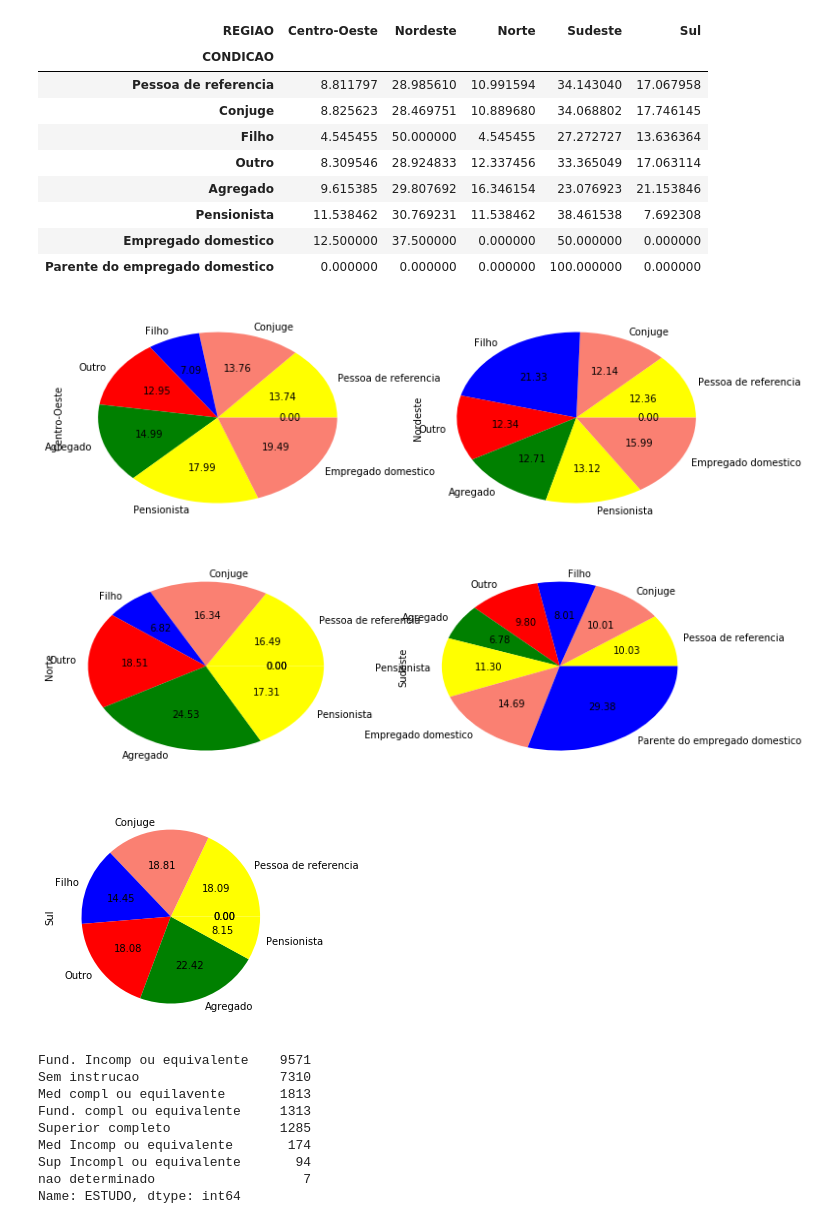
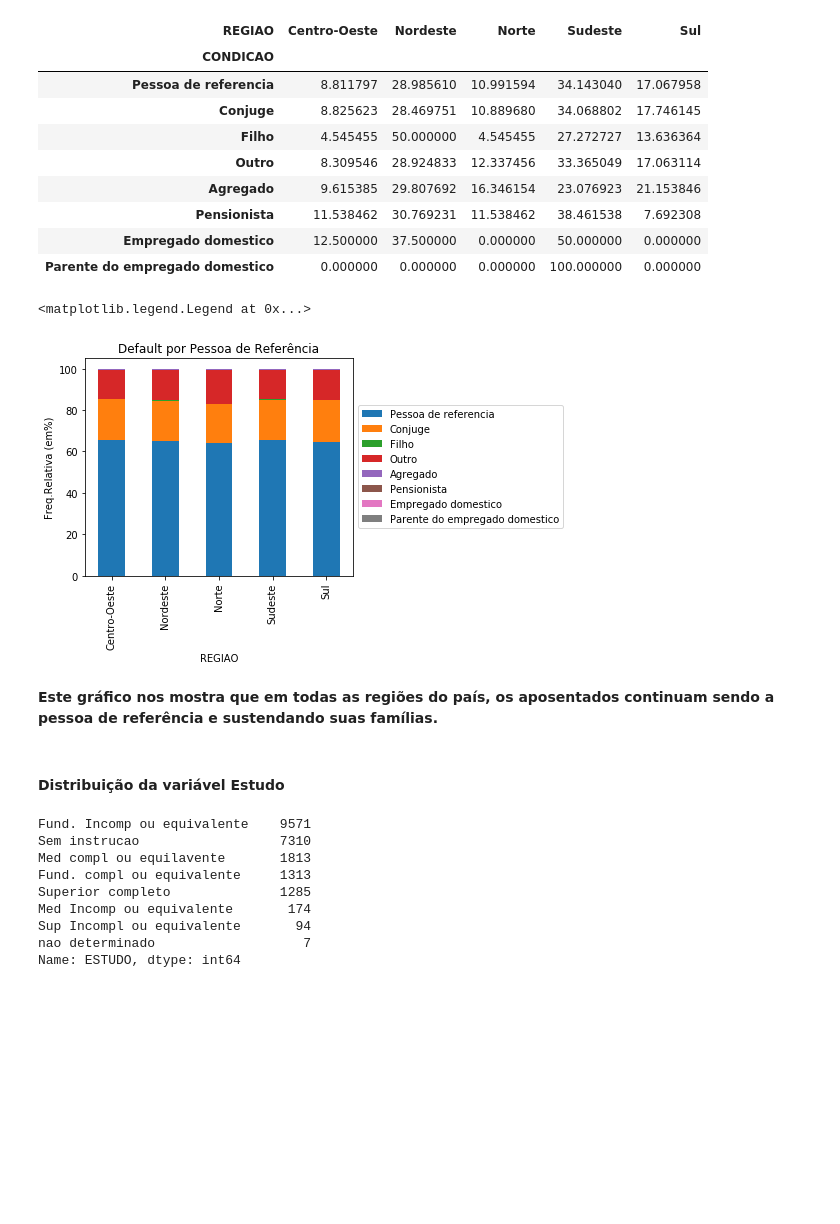
Before and after one commit to marianasabrantes/DP-P1, a Jupyter notebook: DP_P01_mariana.ipynb, the cells around one changed output. Saved outputs shown, nothing was run; the diff lists cells and outputs as text; code cells hidden in the pictures; blank space fills up the shorter version.

```diff
--- a/DP_P01_mariana.ipynb
+++ b/DP_P01_mariana.ipynb
@@ -232,22 +242,21 @@ CT3
 | Pensionista | 11.538462 | 30.769231 | 11.538462 | 38.461538 | 7.692308 |
 | Empregado domestico | 12.500000 | 37.500000 | 0.000000 | 50.000000 | 0.000000 |
 | Parente do empregado domestico | 0.000000 | 0.000000 | 0.000000 | 100.000000 | 0.000000 |
-# %%
-CT3_1 = CT3.iloc[:,0:2]
-CT3_1.plot(kind='pie', colors=('yellow', 'salmon', 'blue', 'red', 'green'), autopct="%.2f", legend=False, subplots=True, figsize=(12,4))
-plt.show()
-
-CT3_2 = CT3.iloc[:,2:4]
-CT3_2.plot(kind='pie', colors=('yellow', 'salmon', 'blue', 'red', 'green'), autopct="%.2f", legend=False, subplots=True, figsize=(12,4))
-plt.show()
-
-CT3_3 = CT3.iloc[:,4:]
-CT3_3.plot(kind='pie', colors=('yellow', 'salmon', 'blue', 'red', 'green'), autopct="%.2f", legend=False, subplots=True, figsize=(4,4))
-plt.show()
-# %% [output]
-[figure, removed]
-[figure, removed]
-[figure, removed]
+# %%
+plot = CT3.plot(kind='bar', stacked=True,title='Default por Pessoa de Referência')
+plt.ylabel('Freq.Relativa (em%)')
+
+ax = plt.subplot(111)
+box = ax.get_position()
+ax.set_position([box.x0, box.y0, box.width * 0.8, box.height])
+ax.legend(loc='center left', bbox_to_anchor=(1, 0.5))
+# %% [output]
+<matplotlib.legend.Legend at 0x...>
+[figure, added]
+# %% [markdown]
+**Este gráfico nos mostra que em todas as regiões do país, os aposentados continuam sendo a pessoa de referência e sustendando suas famílias.**
+# %% [markdown]
+#### Distribuição da variável Estudo
 # %%
 P.ESTUDO.value_counts()
 # %% [output]
```
Also changed, not shown: parts of 25 cells of this notebook.
